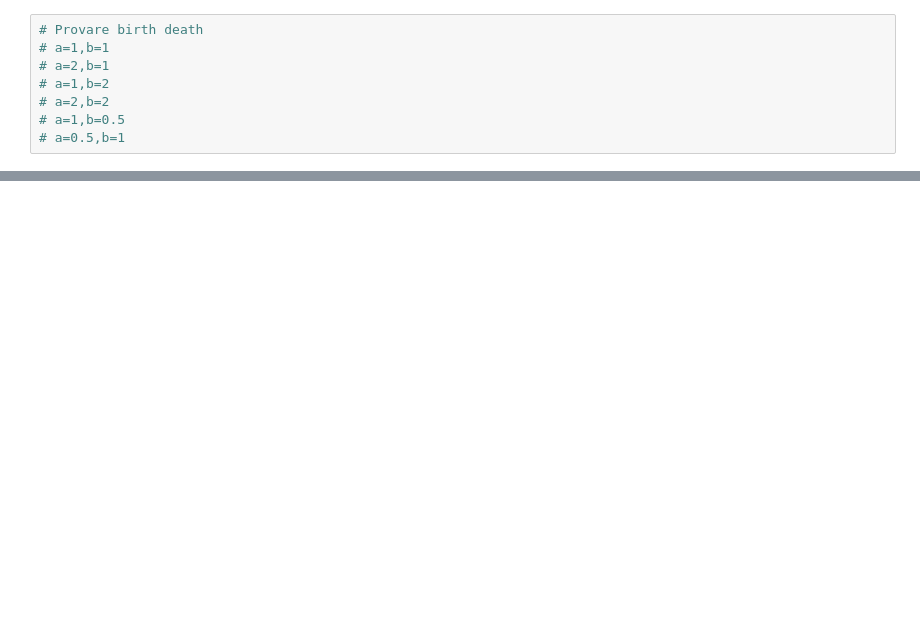
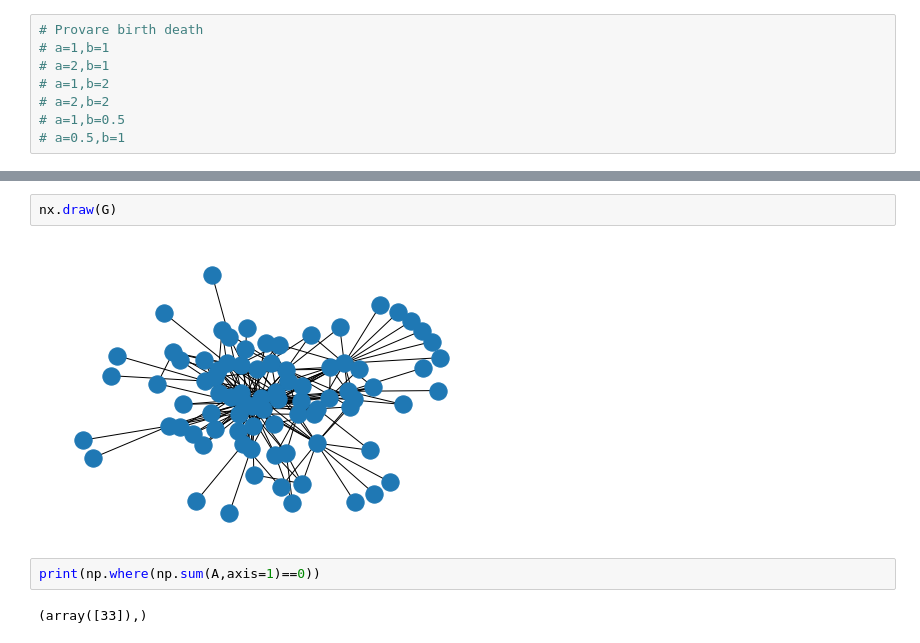
Before and after one commit to gbarzon/jacobian_geometry, a Jupyter notebook: Ecology.ipynb, the cells around one changed output, grey strips where cells are left out. Saved outputs shown, nothing was run; the diff lists cells and outputs as text; blank space fills up the shorter version.

```diff
--- a/Ecology.ipynb
+++ b/Ecology.ipynb
@@ -27,0 +62,8 @@ from https://networks.skewed.de/?search=
+# %%
+nx.draw(G)
+# %% [output]
+[figure, added]
+# %%
+print(np.where(np.sum(A,axis=1)==0))
+# %% [output]
+(array([33]),)
```
Also changed, not shown: parts of 7 cells of this notebook, 3 other files.
